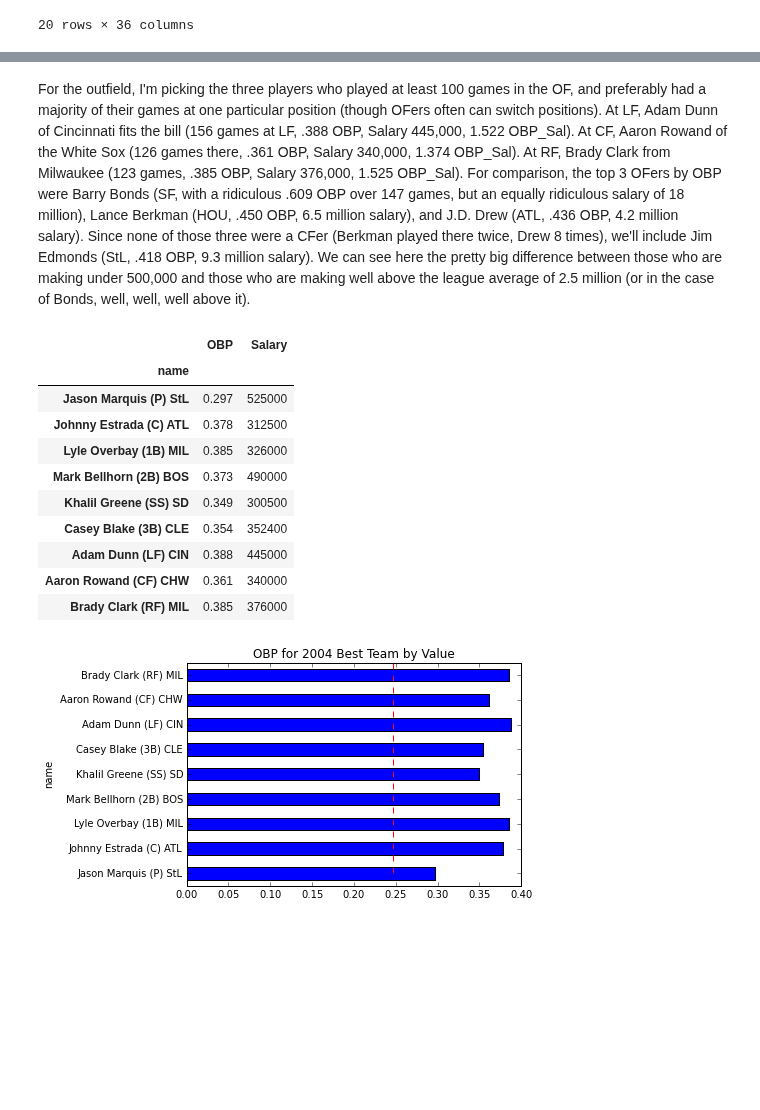
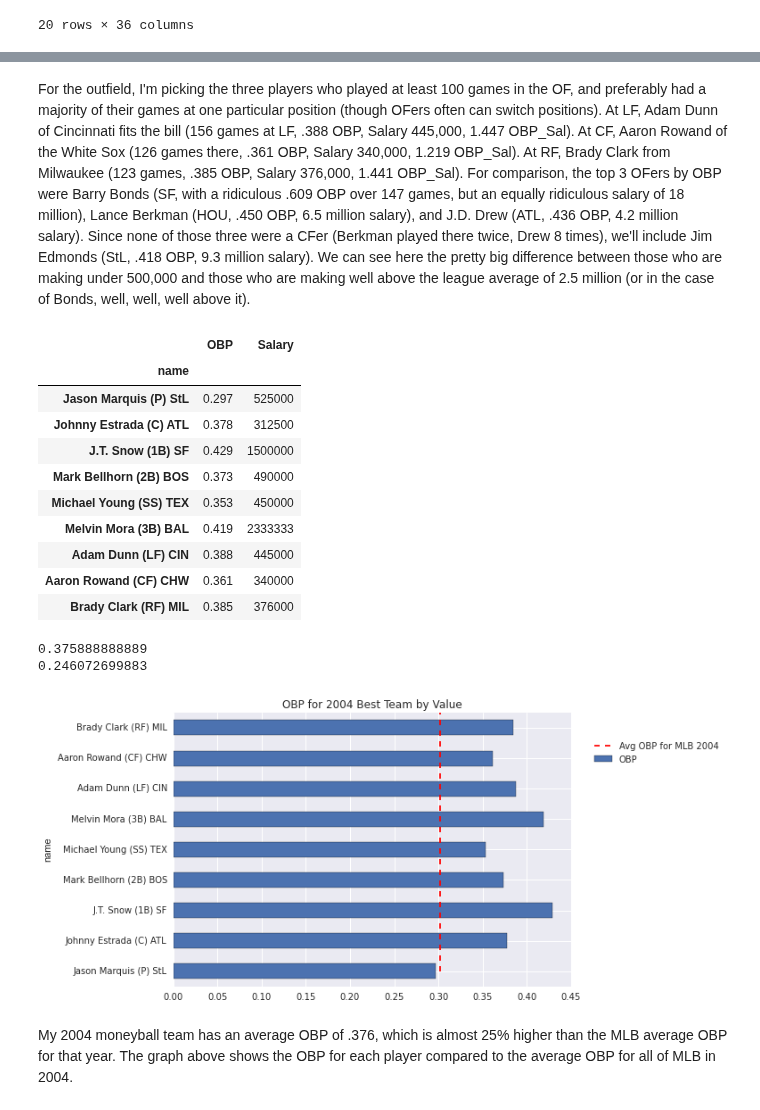
Before and after one commit to tiy-gvl-python-2015-09/moneyball, a Jupyter notebook: moneyball.ipynb, the cells around one changed output, grey strips where cells are left out. Drawn from its saved outputs; the diff is of its cells as text; code cells hidden in the pictures; blank space fills up the shorter version.

Commit message:
Final team done with graphs

```diff
--- a/moneyball.ipynb
+++ b/moneyball.ipynb
@@ -32,4 +33,4 @@ mlb_2004 = pd.merge(battpitchpossal_2004, part_master, how="inner", on="playerID
 # %%
 mlb_2004["OBP"] = (mlb_2004.H + mlb_2004.BB + mlb_2004.HBP) / (mlb_2004.AB + mlb_2004.BB + mlb_2004.HBP + mlb_2004.SF)
 # %%
-mlb_2004 = mlb_2004[mlb_2004["OBP"]]
+mlb_2004 = mlb_2004[mlb_2004["OBP"] > 0]
@@ -237,12 +216,12 @@ mlb_2004_of.head(20)
 # %% [markdown]
-For the outfield, I'm picking the three players who played at least 100 games in the OF, and preferably had a majority of their games at one particular position (though OFers often can switch positions). At LF, Adam Dunn of Cincinnati fits the bill (156 games at LF, .388 OBP, Salary 445,000, 1.522 OBP_Sal). At CF, Aaron Rowand of the White Sox (126 games there, .361 OBP, Salary 340,000, 1.374 OBP_Sal). At RF, Brady Clark from Milwaukee (123 games, .385 OBP, Salary 376,000, 1.525 OBP_Sal). For comparison, the top 3 OFers by OBP were Barry Bonds (SF, with a ridiculous .609 OBP over 147 games, but an equally ridiculous salary of 18 million), Lance Berkman (HOU, .450 OBP, 6.5 million salary), and J.D. Drew (ATL, .436 OBP, 4.2 million salary). Since none of those three were a CFer (Berkman played there twice, Drew 8 times), we'll include Jim Edmonds (StL, .418 OBP, 9.3 million salary). We can see here the pretty big difference between those who are making under 500,000 and those who are making well above the league average of 2.5 million (or in the case of Bonds, well, well, well above it).
+For the outfield, I'm picking the three players who played at least 100 games in the OF, and preferably had a majority of their games at one particular position (though OFers often can switch positions). At LF, Adam Dunn of Cincinnati fits the bill (156 games at LF, .388 OBP, Salary 445,000, 1.447 OBP_Sal). At CF, Aaron Rowand of the White Sox (126 games there, .361 OBP, Salary 340,000, 1.219 OBP_Sal). At RF, Brady Clark from Milwaukee (123 games, .385 OBP, Salary 376,000, 1.441 OBP_Sal). For comparison, the top 3 OFers by OBP were Barry Bonds (SF, with a ridiculous .609 OBP over 147 games, but an equally ridiculous salary of 18 million), Lance Berkman (HOU, .450 OBP, 6.5 million salary), and J.D. Drew (ATL, .436 OBP, 4.2 million salary). Since none of those three were a CFer (Berkman played there twice, Drew 8 times), we'll include Jim Edmonds (StL, .418 OBP, 9.3 million salary). We can see here the pretty big difference between those who are making under 500,000 and those who are making well above the league average of 2.5 million (or in the case of Bonds, well, well, well above it).
 # %%
 pitcher = {"name": "Jason Marquis (P) StL", "OBP": .297, "Salary": 525000}
 catcher = {"name": "Johnny Estrada (C) ATL", "OBP": .378, "Salary": 312500}
-first_base = {"name": "Lyle Overbay (1B) MIL", "OBP": .385, "Salary": 326000}
+first_base = {"name": "J.T. Snow (1B) SF", "OBP": .429, "Salary": 1500000}
 sec_base = {"name": "Mark Bellhorn (2B) BOS", "OBP": .373, "Salary": 490000}
-ss = {"name": "Khalil Greene (SS) SD", "OBP": .349, "Salary": 300500}
-third_base = {"name": "Casey Blake (3B) CLE", "OBP": .354, "Salary": 352400}
+ss = {"name": "Michael Young (SS) TEX", "OBP": .353, "Salary": 450000}
+third_base = {"name": "Melvin Mora (3B) BAL", "OBP": .419, "Salary": 2333333}
 lf = {"name": "Adam Dunn (LF) CIN", "OBP": .388, "Salary": 445000}
 cf = {"name": "Aaron Rowand (CF) CHW", "OBP": .361, "Salary": 340000}
 rf = {"name": "Brady Clark (RF) MIL", "OBP": .385, "Salary": 376000}
@@ -255,10 +234,10 @@ moneyball_team
 | name |  |  |
 | Jason Marquis (P) StL | 0.297 | 525000 |
 | Johnny Estrada (C) ATL | 0.378 | 312500 |
-| Lyle Overbay (1B) MIL | 0.385 | 326000 |
+| J.T. Snow (1B) SF | 0.429 | 1500000 |
 | Mark Bellhorn (2B) BOS | 0.373 | 490000 |
-| Khalil Greene (SS) SD | 0.349 | 300500 |
-| Casey Blake (3B) CLE | 0.354 | 352400 |
+| Michael Young (SS) TEX | 0.353 | 450000 |
+| Melvin Mora (3B) BAL | 0.419 | 2333333 |
 | Adam Dunn (LF) CIN | 0.388 | 445000 |
 | Aaron Rowand (CF) CHW | 0.361 | 340000 |
 | Brady Clark (RF) MIL | 0.385 | 376000 |
@@ -265,7 +247,16 @@ moneyball_team
+# %%
+print(mb_team_avg_obp)
+print(obp_ratio)
+# %% [output]
+0.375888888889
+0.246072699883
 # %%
 moneyball_team.OBP.plot(kind="barh", title="OBP for 2004 Best Team by Value")
 plt.vlines(avg_obp_2004, ymin=0, ymax=100, color="red", linestyle="dashed", label="Avg OBP for MLB 2004")
+plt.legend(loc=(1.05, 0.80))
 plt.show()
 # %% [output]
-[figure, old version]
+[figure, new version]
+# %% [markdown]
+My 2004 moneyball team has an average OBP of .376, which is almost 25% higher than the MLB average OBP for that year. The graph above shows the OBP for each player compared to the average OBP for all of MLB in 2004.
 # %%
```
Also changed, not shown: parts of 23 cells of this notebook.
